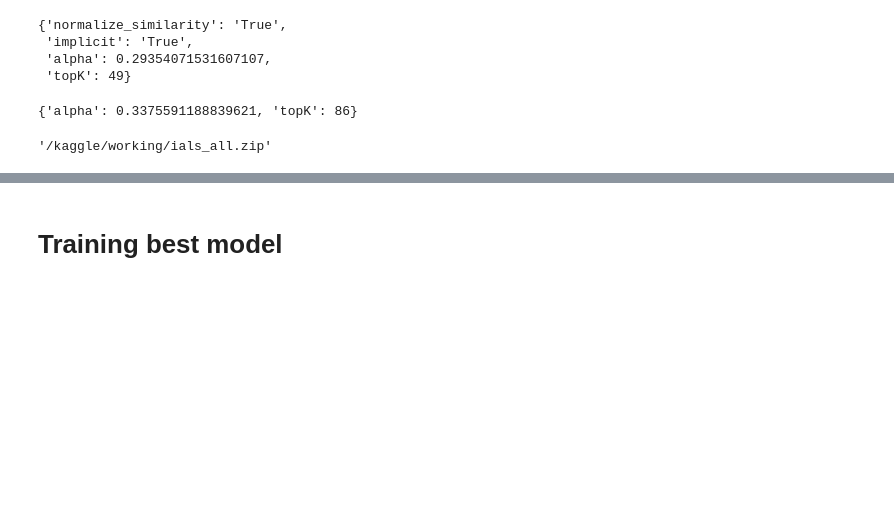
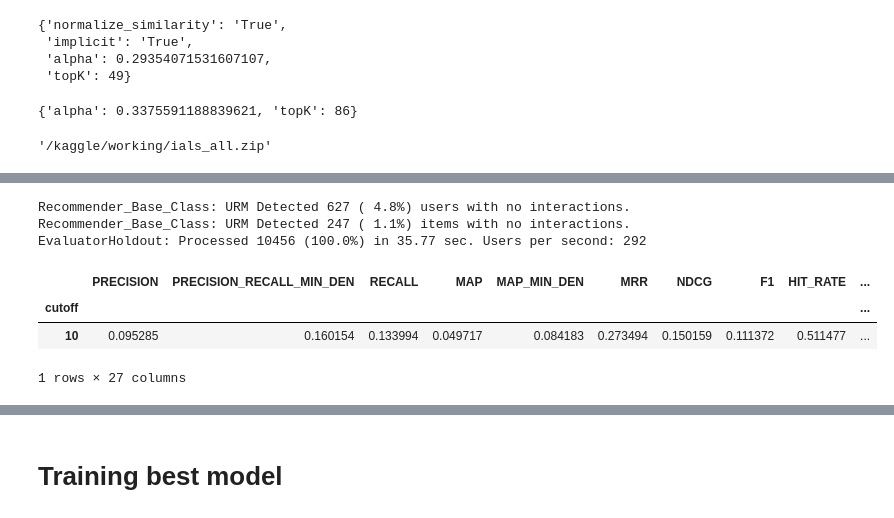
Before and after one commit to CarloSgaravatti/Recsys_Challenge_2023, a Jupyter notebook: challenge_notebooks/hybrid.ipynb, the cells around one changed output, grey strips where cells are left out. Saved outputs shown, nothing was run; the diff lists cells and outputs as text; code cells hidden in the pictures; blank space fills up the shorter version.

```diff
--- a/challenge_notebooks/hybrid.ipynb
+++ b/challenge_notebooks/hybrid.ipynb
@@ -379,0 +397,17 @@ EvaluatorHoldout: Processed 10456 (100.0%) in 26.85 sec. Users per second: 389
+# %%
+pipeline_recommender = PipelineRecommender(
+    URM_train,
+    recommenders=[recommender_slim, recommender_p3a, hybrid_similarity],
+    cutoffs=[500, 100, 10]
+)
+
+result_df, _ = evaluator.evaluateRecommender(pipeline_recommender)
+display(result_df)
+# %% [output]
+Recommender_Base_Class: URM Detected 627 ( 4.8%) users with no interactions.
+Recommender_Base_Class: URM Detected 247 ( 1.1%) items with no interactions.
+EvaluatorHoldout: Processed 10456 (100.0%) in 35.77 sec. Users per second: 292
+|  | PRECISION | PRECISION_RECALL_MIN_DEN | RECALL | MAP | MAP_MIN_DEN | MRR | NDCG | F1 | HIT_RATE | ... |
+| cutoff |  |  |  |  |  |  |  |  |  | ... |
+| 10 | 0.095285 | 0.160154 | 0.133994 | 0.049717 | 0.084183 | 0.273494 | 0.150159 | 0.111372 | 0.511477 | ... |
+1 rows × 27 columns
```
Also changed, not shown: parts of 18 cells of this notebook.
